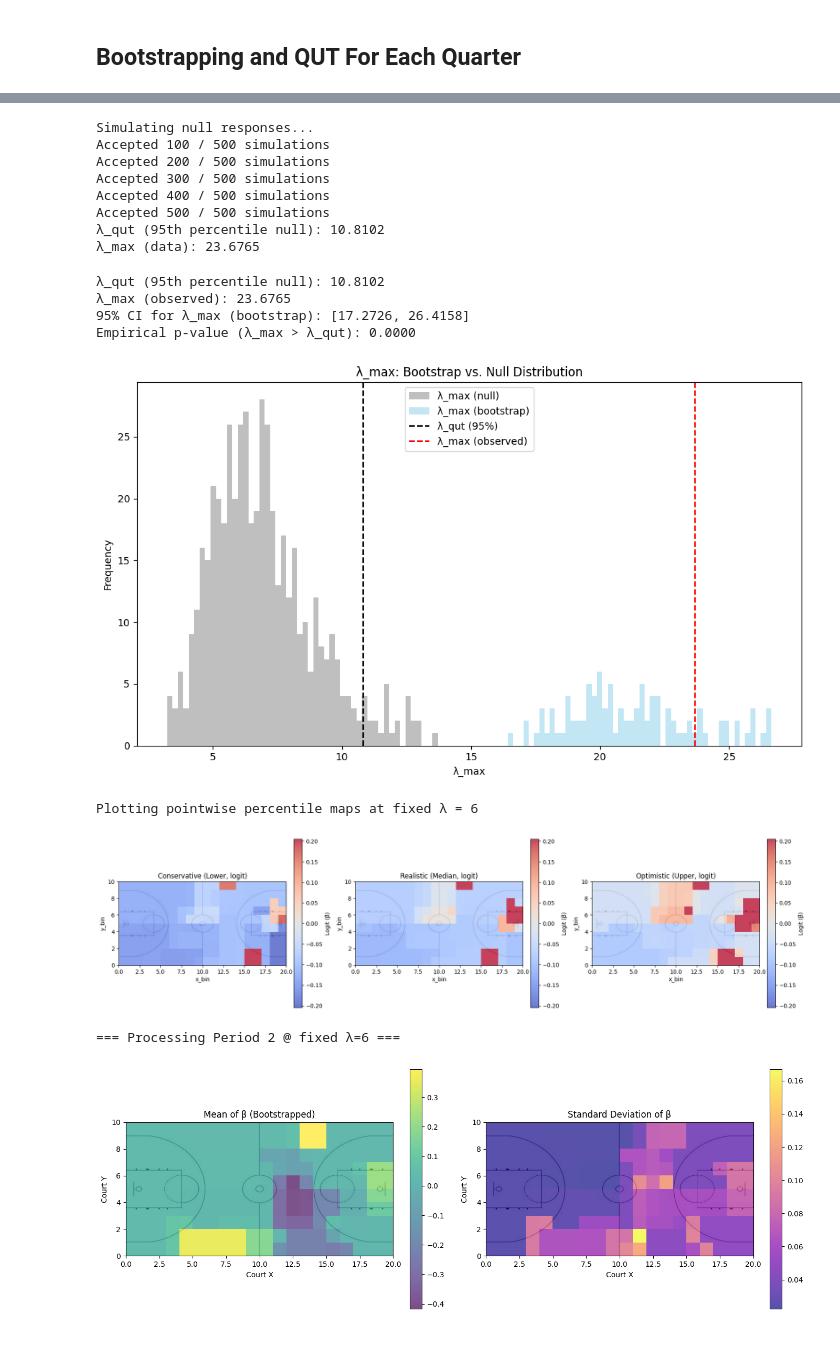
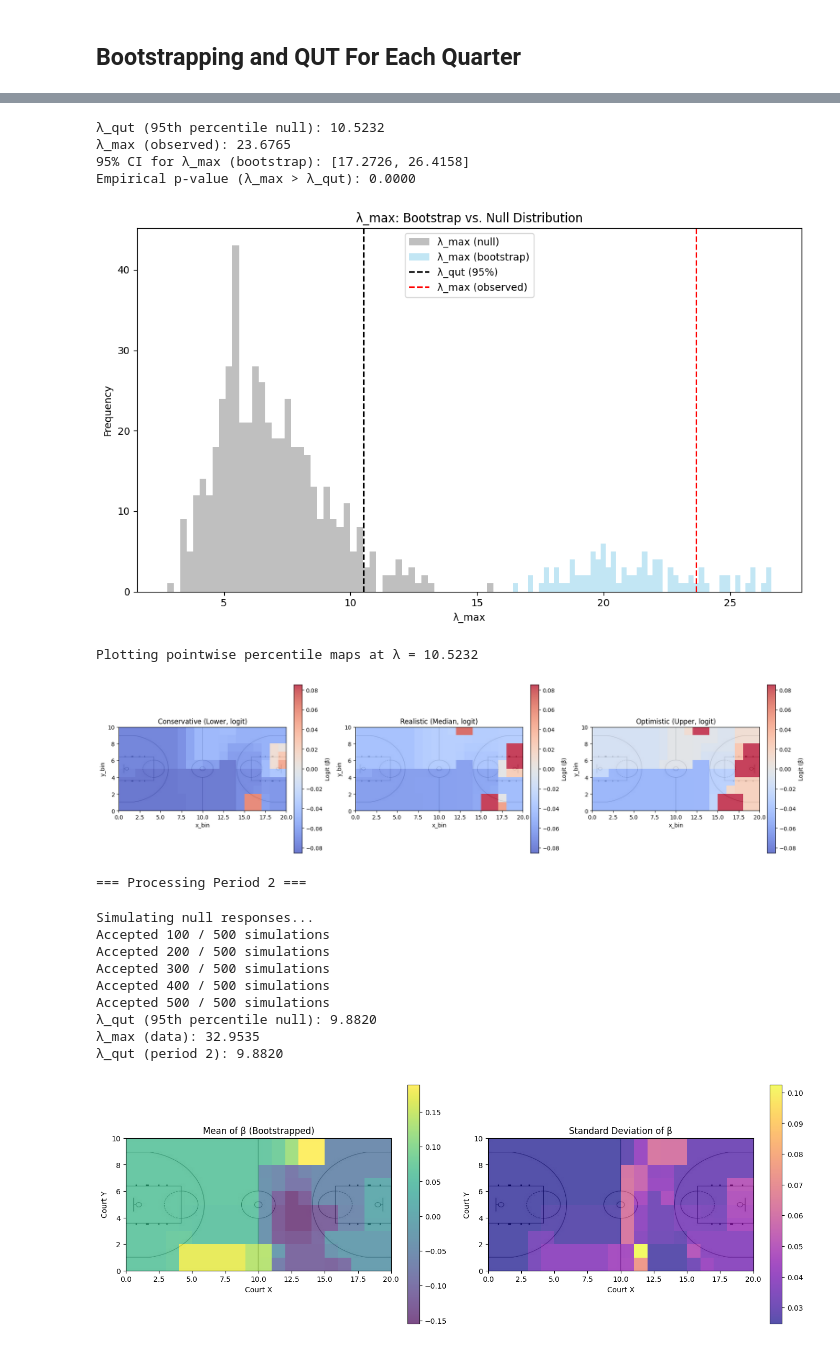
Before and after one commit to Channertheman/NBA_Analysis, a Jupyter notebook: QUT_Boostrap.ipynb, the cells around one changed output, grey strips where cells are left out. Cells and saved outputs as stored; diff of their text form; code cells hidden in the pictures.

```diff
--- a/QUT_Boostrap.ipynb
+++ b/QUT_Boostrap.ipynb
@@ -343,7 +343,7 @@ Using our previously created bootstrapped datsets, we can now do pointwise measu
 # %%
 theta_hat, theta_lo, theta_hi, maps = bootstrap_percentile_maps_fixed_lambda(
     boot_datasets=boot_datasets,
-    lambda_tv = 6,   #QUT or lambda_max
+    lambda_tv = 15.2325,   #QUT or lambda_max
     grid_width=20, grid_height=10,
     court_image_path="court.jpg",
     alpha=0.05
@@ -410,7 +410,7 @@ def plot_beta_mean_std(beta_mean, beta_std, court_image_path=None):
     plt.tight_layout()
     plt.show()
 # %%
-beta_samples = generate_beta_samples_from_bootstraps(boot_datasets, lambda_tv = 6)
+beta_samples = generate_beta_samples_from_bootstraps(boot_datasets, lambda_tv = 15.2325)
 beta_mean, beta_std = compute_beta_summary_stats(beta_samples)
 plot_beta_mean_std(beta_mean, beta_std, court_image_path="court.jpg")
 # %% [output]
@@ -554,5 +543,5 @@ def analyze_tv_logistic_per_period(
 
     return period_results
 # %%
-results = analyze_tv_logistic_per_period(df_original, 6)
+results = analyze_tv_logistic_per_period(df_original)
 # %% [output]
@@ -561,17 +559,18 @@ results = analyze_tv_logistic_per_period(df_original, 6)
-Simulating null responses...
-Accepted 100 / 500 simulations
-Accepted 200 / 500 simulations
-Accepted 300 / 500 simulations
-Accepted 400 / 500 simulations
-Accepted 500 / 500 simulations
-λ_qut (95th percentile null): 10.8102
-λ_max (data): 23.6765
-λ_qut (95th percentile null): 10.8102
+λ_qut (95th percentile null): 10.5232
 λ_max (observed): 23.6765
 95% CI for λ_max (bootstrap): [17.2726, 26.4158]
 Empirical p-value (λ_max > λ_qut): 0.0000
-[figure, old version]
+[figure, new version]
-Plotting pointwise percentile maps at fixed λ = 6
+Plotting pointwise percentile maps at λ = 10.5232
-[figure, old version]
+[figure, new version]
-=== Processing Period 2 @ fixed λ=6 ===
+=== Processing Period 2 ===
+Simulating null responses...
+Accepted 100 / 500 simulations
+Accepted 200 / 500 simulations
+Accepted 300 / 500 simulations
+Accepted 400 / 500 simulations
+Accepted 500 / 500 simulations
+λ_qut (95th percentile null): 9.8820
+λ_max (data): 32.9535
+λ_qut (period 2): 9.8820
-[figure, old version]
+[figure, new version]
```
Also changed, not shown: parts of 7 cells of this notebook.
